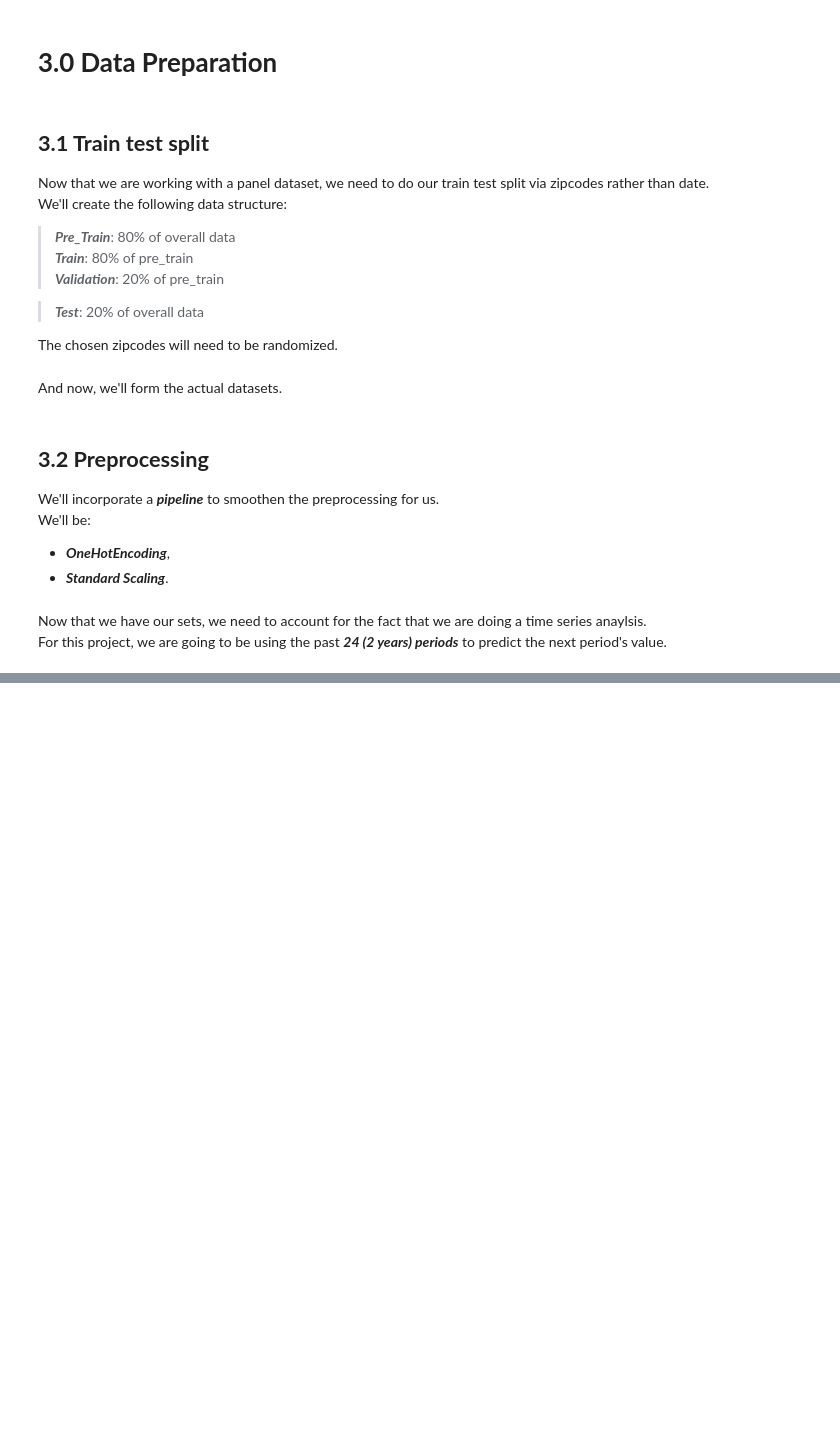
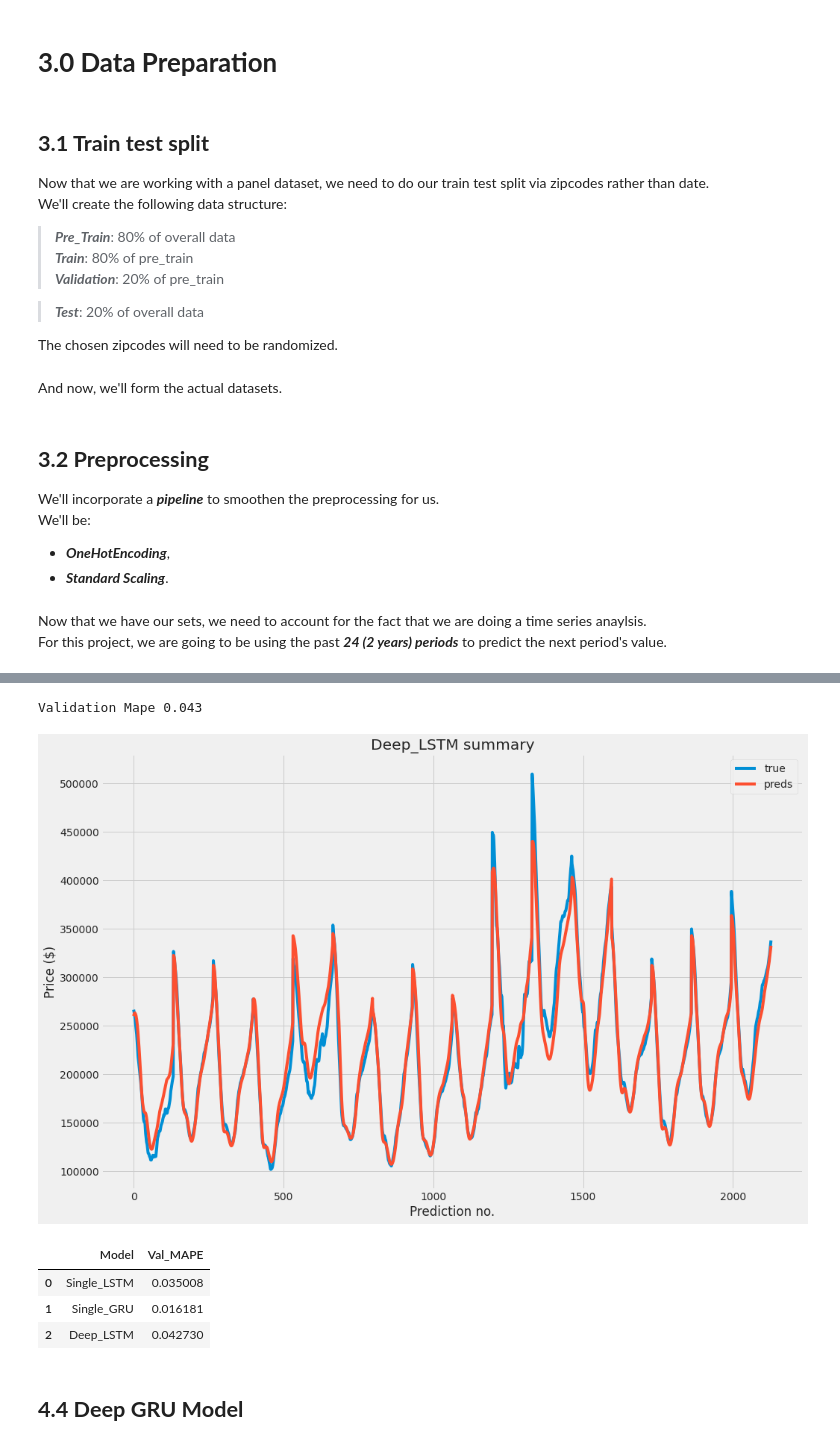
Before and after one commit to AbsIbs/nevada_time_series, a Jupyter notebook: main.ipynb, the cells around one changed output, grey strips where cells are left out. Cells and saved outputs as stored; diff of their text form; code cells hidden in the pictures; blank space fills up the shorter version.

```diff
--- a/main.ipynb
+++ b/main.ipynb
@@ -826,0 +984,22 @@ X_test, y_test = np.array(testX), np.array(testY)
+# %%
+deep_LSTM_model = Sequential()
+deep_LSTM_model.add(LSTM(units=64, activation='relu', return_sequences=True, input_shape = (X_train.shape[1], X_train.shape[2])))
+deep_LSTM_model.add(Dropout(0.2))
+deep_LSTM_model.add(LSTM(units=32, activation='relu', return_sequences=False))
+deep_LSTM_model.add(Dropout(0.2))
+deep_LSTM_model.add(Dense(units=1))
+
+summary = deep_LSTM_model.summary()
+
+deep_LSTM_model.compile(optimizer = 'adam', loss = "mean_squared_error")
+
+filepath = 'drive/MyDrive/DS_Projects/US_housing_time_series/models/deep_LSTM_model.hdf5'
+
+checkpoint = ModelCheckpoint(filepath=filepath,
+                                monitor='val_loss',
+                                verbose=1,
+                                save_best_only=True,
+                                mode='min')
+
+history = deep_LSTM_model.fit(X_train, y_train, validation_data = (X_val, y_val), epochs = 25, batch_size=32, callbacks = [checkpoint])
+deep_LSTM_model = load_model('drive/MyDrive/DS_Projects/US_housing_time_series/models/deep_LSTM_model.hdf5')
@@ -826,0 +1024,19 @@ X_test, y_test = np.array(testX), np.array(testY)
+# %%
+deep_LSTM_val_true, deep_LSTM_val_preds = clean_true_preds(deep_LSTM_model)
+deep_LSTM_val_MAPE = mean_absolute_percentage_error(deep_LSTM_val_true, deep_LSTM_val_preds)
+quick_plot(deep_LSTM_val_true, deep_LSTM_val_preds, 'Deep_LSTM')
+
+results.append({'Model': 'Deep_LSTM', 'Val_MAPE': deep_LSTM_val_MAPE})
+print(f'Validation Mape {round(deep_LSTM_val_MAPE, 3)}')
+# %% [output]
+Validation Mape 0.043
+[figure, added]
+# %%
+pd.DataFrame(results)
+# %% [output]
+|  | Model | Val_MAPE |
+| 0 | Single_LSTM | 0.035008 |
+| 1 | Single_GRU | 0.016181 |
+| 2 | Deep_LSTM | 0.042730 |
+# %% [markdown]
+## **4.4 Deep GRU Model**
```
Also changed, not shown: parts of 35 cells of this notebook, 5 other files.
